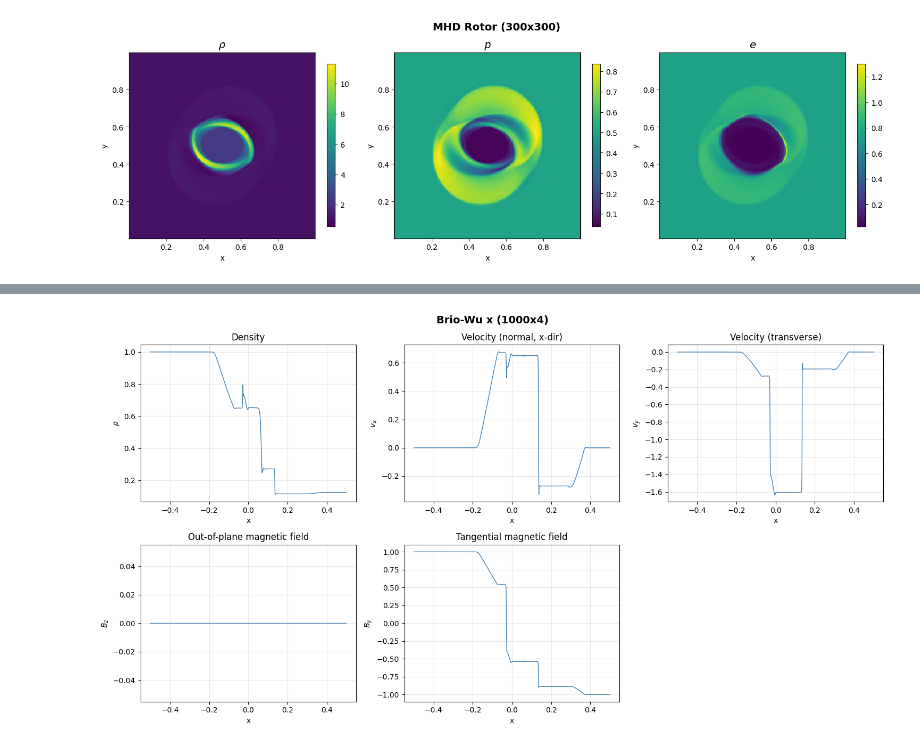
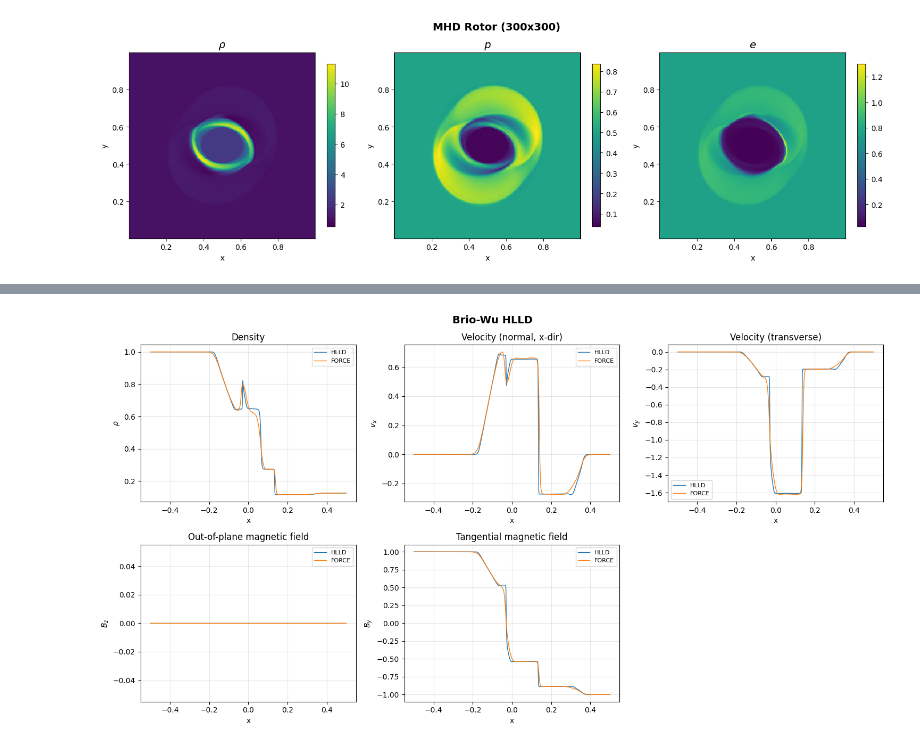
Before and after one commit to RexZhann/Magnetic_Reconnection_Simulation, a Jupyter notebook: output/plot_results.ipynb, the cells around one changed output, grey strips where cells are left out. Cells and saved outputs as stored; diff of their text form; code cells hidden in the pictures.

```diff
--- a/output/plot_results.ipynb
+++ b/output/plot_results.ipynb
@@ -339,8 +365,9 @@ plot_brio_wu(d, title="Brio-Wu x (500x4)")
 # %%
 #Test 6: Brio-Wu
 
 
-d = load_2d("test6_1000x4_hlld_ct.dat")
-plot_brio_wu(d, title="Brio-Wu x (1000x4)")
+d1 = load_2d("test6_800x2_hlld_noglm.dat")
+d2 = load_2d("test6_800x2_force_noglm.dat")
+plot_brio_wu([d1, d2], labels=['HLLD', 'FORCE'], title="Brio-Wu HLLD")
 # %% [output]
-[figure, old version]
+[figure, new version]
```
Also changed, not shown: parts of 8 cells of this notebook, 16 other files.
